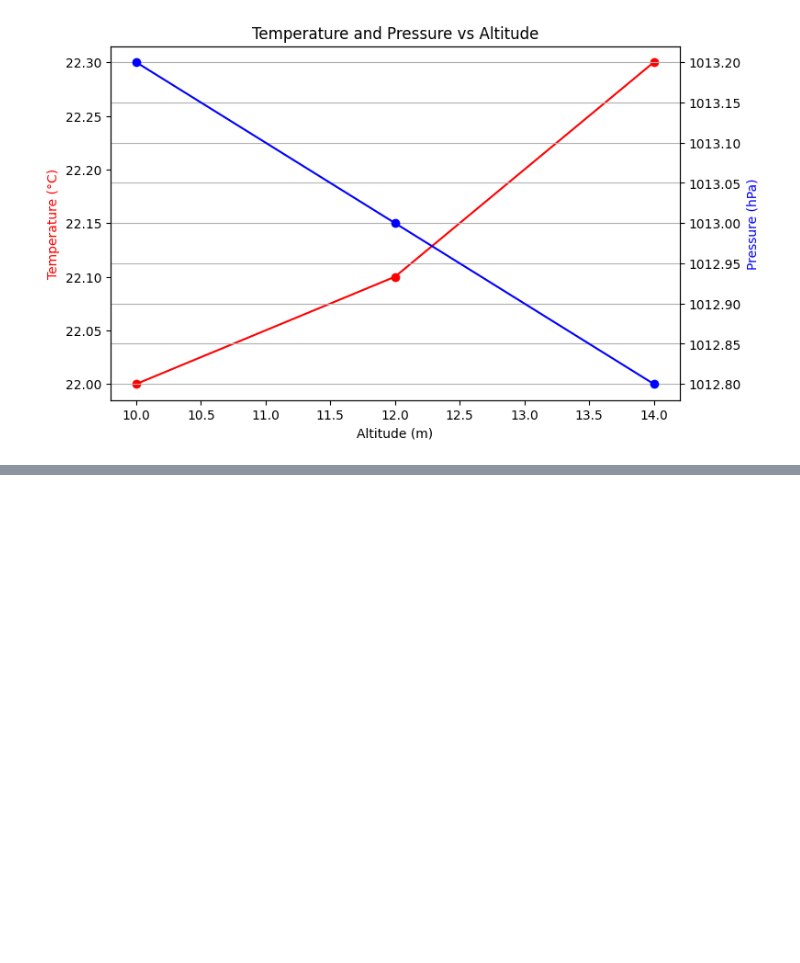
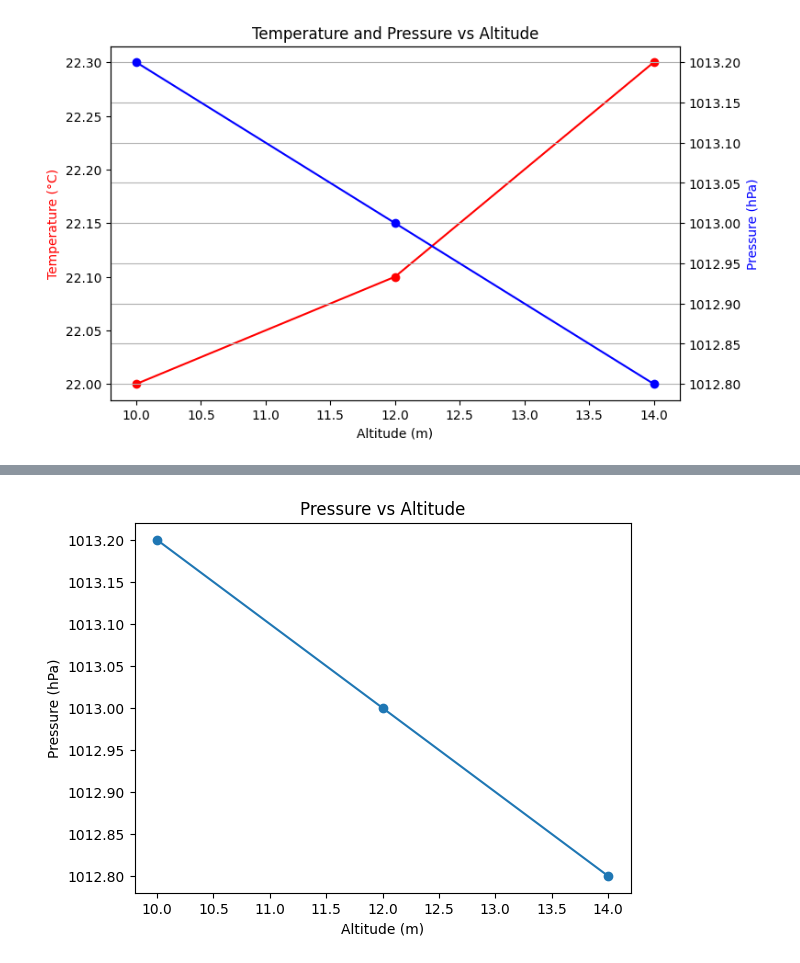
Before and after one commit to metel152/Volans-tarkvara-, a Jupyter notebook: Graphic2.ipynb, the cells around one changed output, grey strips where cells are left out. Cells and saved outputs as stored; diff of their text form; code cells hidden in the pictures; blank space fills up the shorter version.

```diff
--- a/Graphic2.ipynb
+++ b/Graphic2.ipynb
@@ -47,0 +58,11 @@ plt.show()
+# %%
+import matplotlib.pyplot as plt
+
+# Plot Pressure vs Altitude
+plt.plot(data["gps_altitude_m"], data["pressure_hPa"], marker="o")
+plt.xlabel("Altitude (m)")
+plt.ylabel("Pressure (hPa)")
+plt.title("Pressure vs Altitude")
+plt.show()
+# %% [output]
+[figure, added]
```
Also changed, not shown: parts of 1 cell of this notebook.
